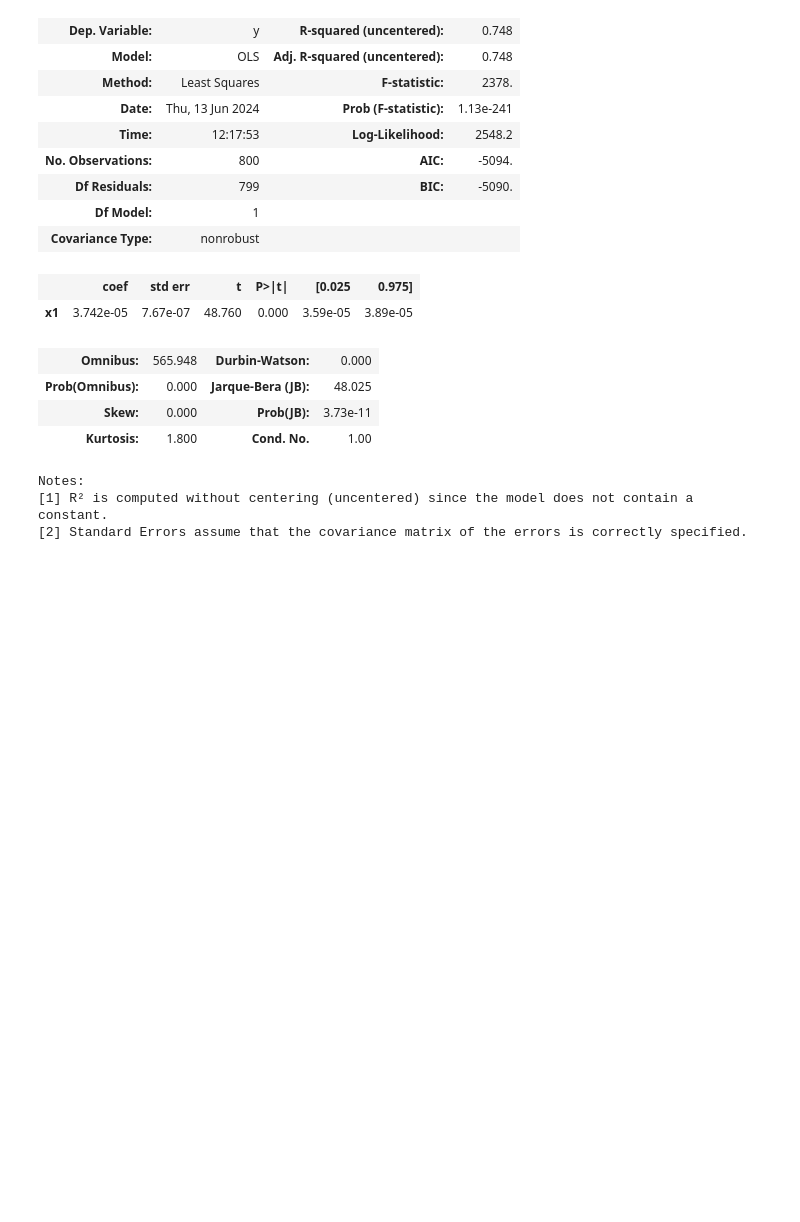
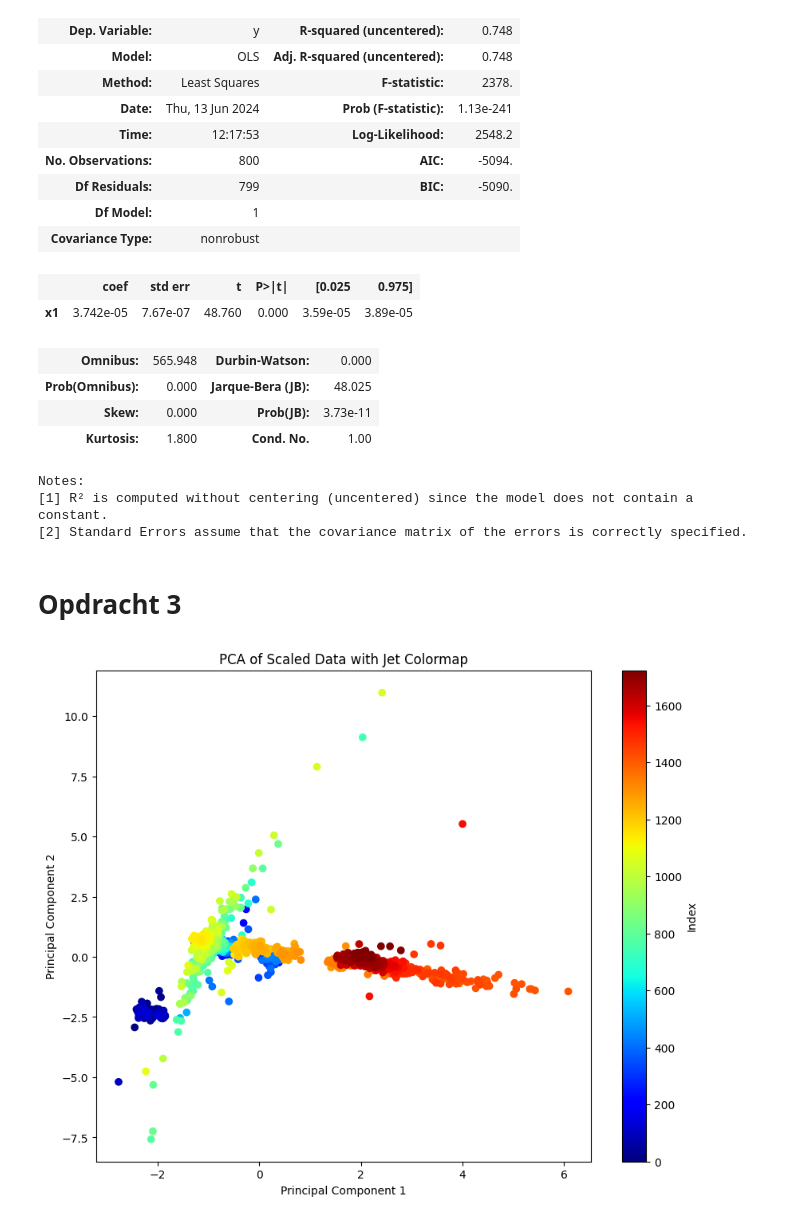
Before and after one commit to luukhfontys/Datascience-eindopdracht, a Jupyter notebook: DS Eindopdracht.ipynb, the cells around one changed output. Cells and saved outputs as stored; diff of their text form; code cells hidden in the pictures; blank space fills up the shorter version.

```diff
--- a/DS Eindopdracht.ipynb
+++ b/DS Eindopdracht.ipynb
@@ -575,3 +576,25 @@ OLS Regression Results
 Notes:
 [1] R² is computed without centering (uncentered) since the model does not contain a constant.
 [2] Standard Errors assume that the covariance matrix of the errors is correctly specified.
+# %% [markdown]
+# Opdracht 3
+# %%
+df = pd.read_excel('dataset_features.xlsx')
+X = df[['mean_x', 'mean_y', 'rms_x', 'rms_y', 'variance_x', 'variance_y', 'spectral_flatness_x', 'spectral_flatness_y', 'sample_entropy_x', 'sample_entropy_y']]
+X_vert = df[['mean_y', 'rms_y', 'spectral_flatness_y', 'sample_entropy_y']]
+# %%
+scaler = StandardScaler()
+X_scaled = scaler.fit_transform(X_vert)
+
+pca = PCA(n_components=2)
+pca_data = pca.fit_transform(X_scaled)
+
+plt.figure(figsize=(10, 8))
+scatter = plt.scatter(pca_data[:, 0], pca_data[:, 1], c=df['index'], cmap='jet')
+plt.colorbar(scatter, label='Index')
+plt.xlabel('Principal Component 1')
+plt.ylabel('Principal Component 2')
+plt.title('PCA of Scaled Data with Jet Colormap')
+plt.show()
+# %% [output]
+[figure, added]
```
Also changed, not shown: parts of 5 cells of this notebook.
